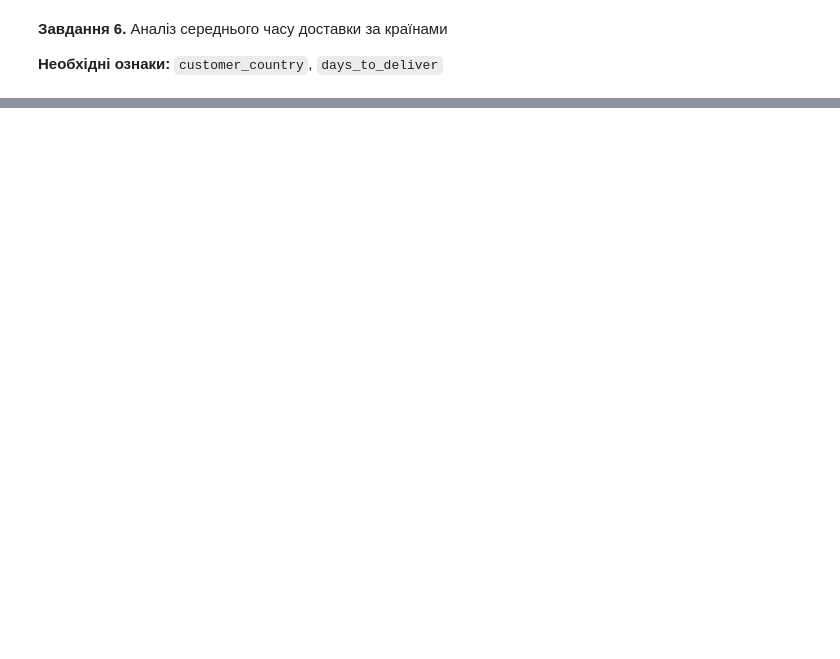
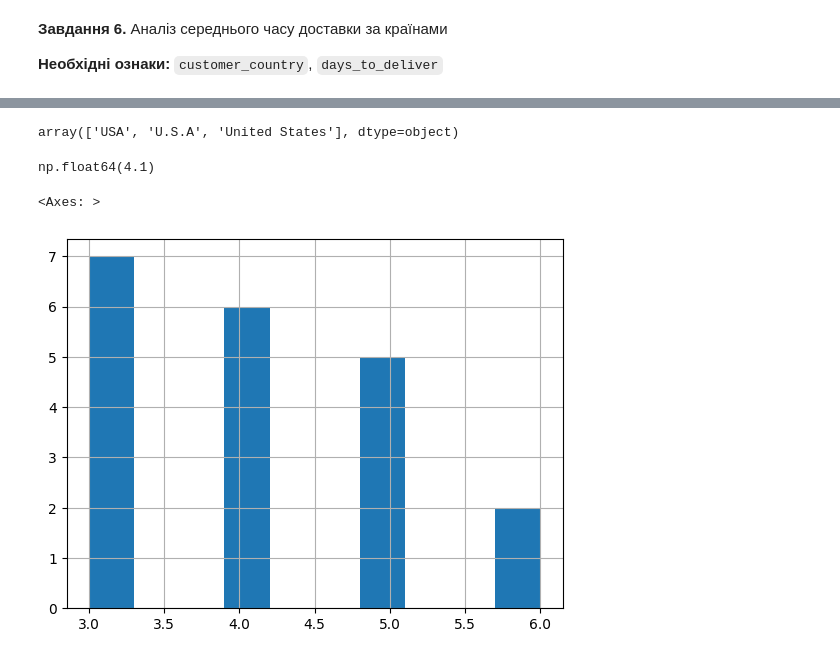
Before and after one commit to cpython-projects/python_da_06_11_25, a Jupyter notebook: lesson_13_hw.ipynb, the cells around one changed output, grey strips where cells are left out. Cells and saved outputs as stored; diff of their text form; code cells hidden in the pictures; blank space fills up the shorter version.

```diff
--- a/lesson_13_hw.ipynb
+++ b/lesson_13_hw.ipynb
@@ -38,0 +135,2 @@
+# %%
+df['delivery_status'] = df['delivery_status'].astype('category')
@@ -39,2 +157,5 @@
 # %% [markdown]
 **Завдання 4.** Робота з пропущеними значеннями
+# %%
+# df.discount.fillna(0, inplace=True)
+df['discount'] = df['discount'].fillna(0)
@@ -42,3 +203,5 @@
 **Завдання 5.** Визначення найприбутковіших товарів
 
 **Необхідні ознаки:** `product_name`, `price`, `quantity`, `discount`
+# %%
+df['total'] = df['price'] * df['quantity'] * (1 - df['discount'])
@@ -48,0 +242,15 @@
+# %%
+df.customer_country.unique()
+# %% [output]
+array(['USA', 'U.S.A', 'United States'], dtype=object)
+# %%
+df.drop(columns=['customer_country'], inplace=True)
+# %%
+df.days_to_deliver.mean()
+# %% [output]
+np.float64(4.1)
+# %%
+df.days_to_deliver.hist()
+# %% [output]
+<Axes: >
+[figure, added]
```
Also changed, not shown: parts of 23 cells of this notebook.
